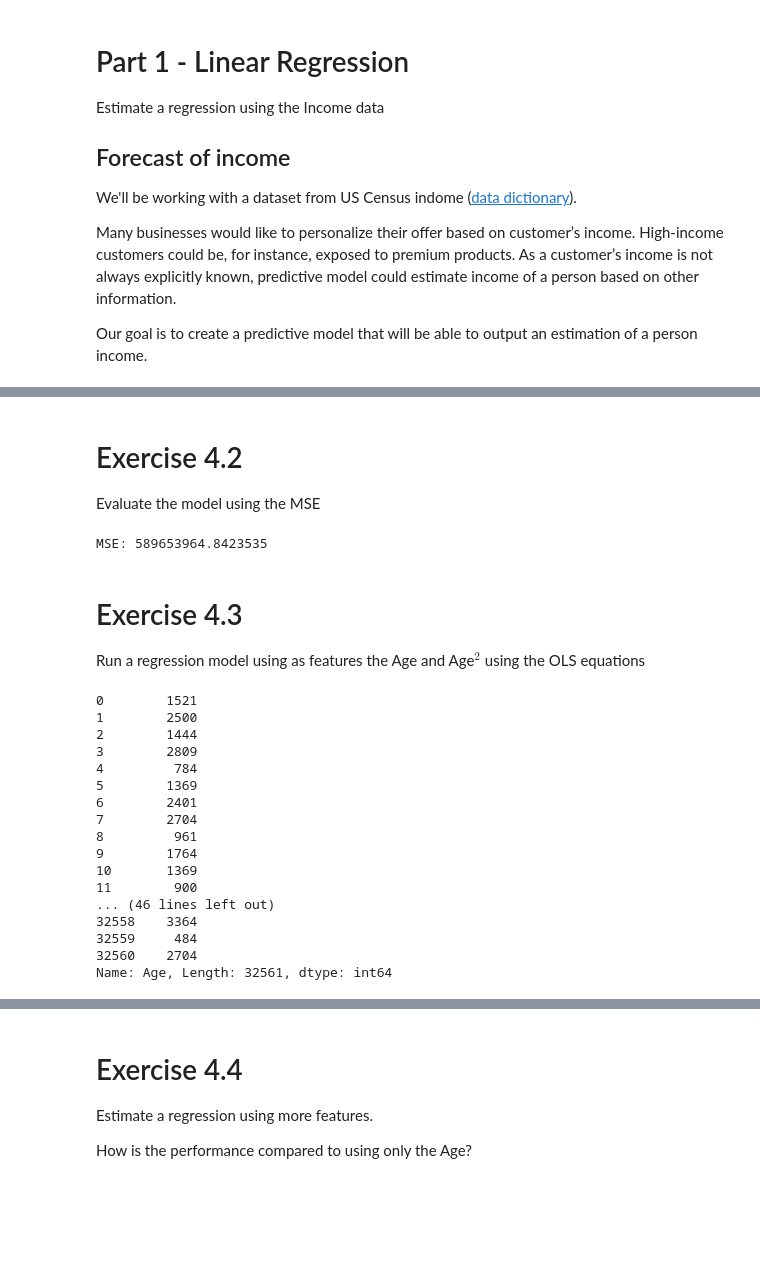
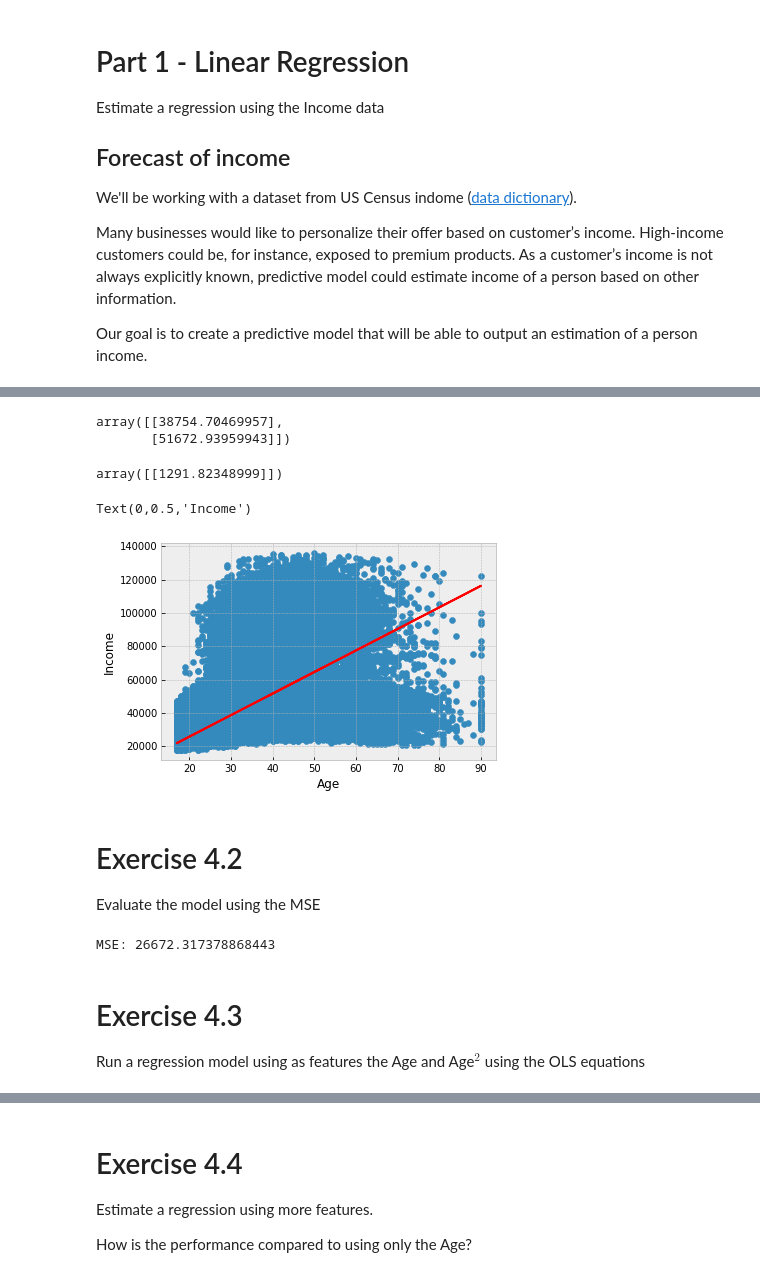
Before and after one commit to darestrepov/intro_to_machine_learning, a Jupyter notebook: E4-Regression-Linear&Logistic.ipynb, the cells around one changed output, grey strips where cells are left out. Saved outputs shown, nothing was run; the diff lists cells and outputs as text; code cells hidden in the pictures; blank space fills up the shorter version.

```diff
--- a/E4-Regression-Linear&Logistic.ipynb
+++ b/E4-Regression-Linear&Logistic.ipynb
@@ -64,10 +49,0 @@ LinearRegression(copy_X=True, fit_intercept=True, n_jobs=1, normalize=False)
-# %%
-import matplotlib.pyplot as plot
-
-plot.style.use('bmh')
-plot.scatter(xTrain, yTrain, color = 'blue')
-plot.plot(xTrain, regr.predict(xTrain), color = 'red')
-plot.title('Income vs Age (Training set)')
-plot.xlabel('Age')
-plot.ylabel('Income')
-plot.show()
@@ -88,0 +50,6 @@ For a one percent increase in the Age how much the income increases?
+# %%
+# import
+from sklearn.linear_model import LinearRegression
+# Initialize
+linreg = LinearRegression(fit_intercept=False)
+linreg.fit(df_x,df_y)
@@ -88,0 +58,3 @@ For a one percent increase in the Age how much the income increases?
+# %%
+y_pred = linreg.predict(df_x)
+y_pred
@@ -89,3 +69,24 @@ For a one percent increase in the Age how much the income increases?
+# %%
+PY = [[30],[40]]
+linreg.predict(PY)
+# %% [output]
+array([[38754.70469957],
+       [51672.93959943]])
+# %%
+linreg.coef_
+# %% [output]
+array([[1291.82348999]])
+# %%
+%matplotlib inline
+import matplotlib.pyplot as plt
+plt.style.use('bmh')
+plt.scatter(df_x, df_y)
+plt.plot(df_x, y_pred, color='red')
+plt.xlabel('Age')
+plt.ylabel('Income')
+# %% [output]
+Text(0,0.5,'Income')
+[figure, added]
 # %% [markdown]
 # Exercise 4.2
 Evaluate the model using the MSE
@@ -94,31 +93,14 @@ y_pred = regr.predict(xTrain)
 # %%
 from sklearn import metrics
-import numpy as np
-print('MSE:', metrics.mean_squared_error(yTrain, y_pred))
+from math import sqrt
+print('MSE:', sqrt(metrics.mean_squared_error(df_y, y_pred)))
 # %% [output]
-MSE: 589653964.8423535
+MSE: 26672.317378868443
 # %% [markdown]
 
 # Exercise 4.3
 
 Run a regression model using as features the Age and Age$^2$ using the OLS equations
 # %%
-income['Age']**2
+income['Age2']=0
+income['Age2']=income['Age']**2
-# %% [output]
-0        1521
-1        2500
-2        1444
-3        2809
-4         784
-5        1369
-6        2401
-7        2704
-8         961
-9        1764
-10       1369
-11        900
-... (46 lines left out)
-32558    3364
-32559     484
-32560    2704
-Name: Age, Length: 32561, dtype: int64
```
Also changed, not shown: parts of 37 cells of this notebook.
